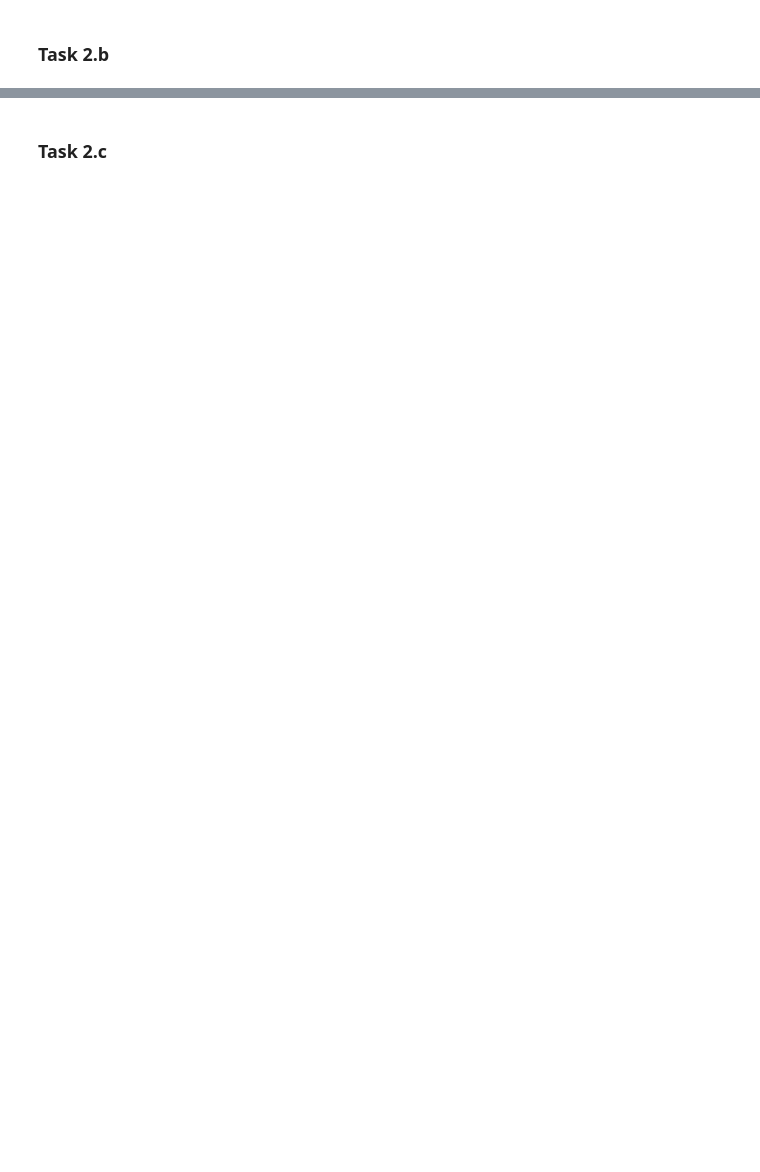
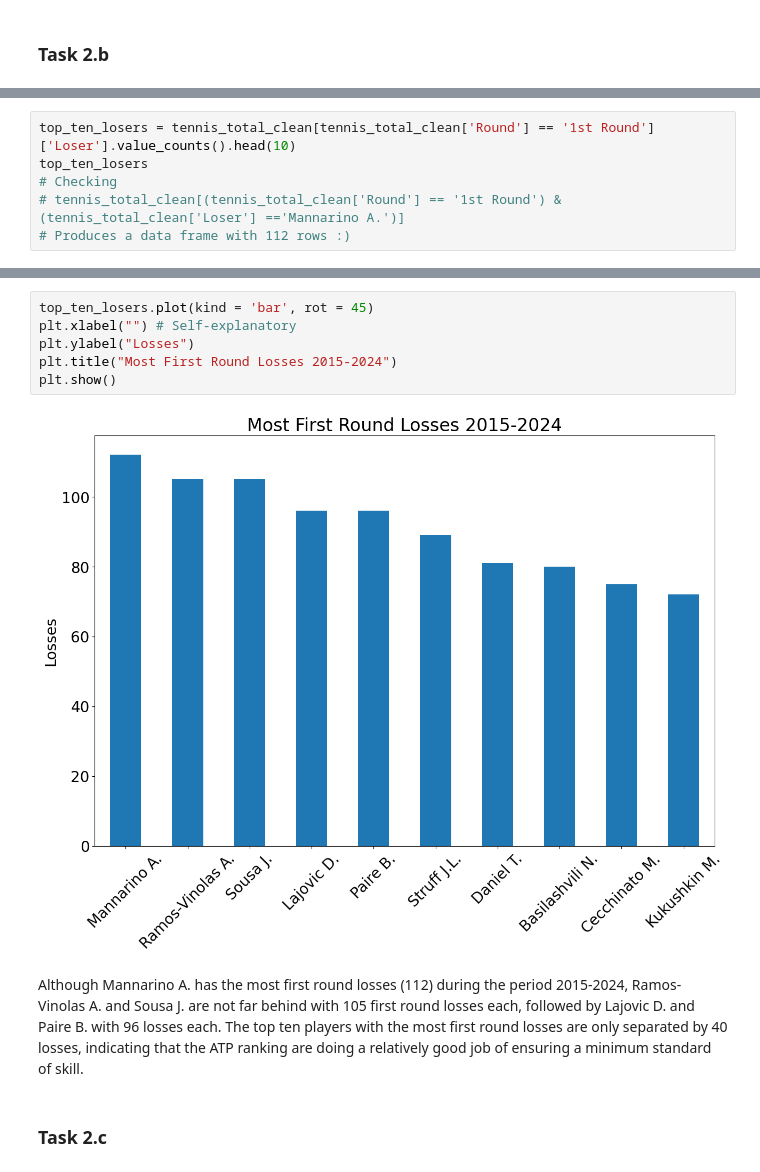
Before and after one commit to Scotty538/ml_one, a Jupyter notebook: Jupyter Project Report Template DRAFT v2.0_297201 - A1.ipynb, the cells around one changed output, grey strips where cells are left out. Saved outputs shown, nothing was run; the diff lists cells and outputs as text; blank space fills up the shorter version.

```diff
--- a/Jupyter Project Report Template DRAFT v2.0_297201 - A1.ipynb
+++ b/Jupyter Project Report Template DRAFT v2.0_297201 - A1.ipynb
@@ -549,0 +790,6 @@ tennis_2016.groupby('Date').count()
+# %%
+top_ten_losers = tennis_total_clean[tennis_total_clean['Round'] == '1st Round']['Loser'].value_counts().head(10)
+top_ten_losers
+# Checking
+# tennis_total_clean[(tennis_total_clean['Round'] == '1st Round') & (tennis_total_clean['Loser'] =='Mannarino A.')]
+# Produces a data frame with 112 rows :)
@@ -550,2 +809,12 @@ tennis_2016.groupby('Date').count()
+# %%
+top_ten_losers.plot(kind = 'bar', rot = 45)
+plt.xlabel("") # Self-explanatory
+plt.ylabel("Losses")
+plt.title("Most First Round Losses 2015-2024")
+plt.show()
+# %% [output]
+[figure, added]
+# %% [markdown]
+Although Mannarino A. has the most first round losses (112) during the period 2015-2024, Ramos-Vinolas A. and Sousa J. are not far behind with 105 first round losses each, followed by Lajovic D. and Paire B. with 96 losses each. The top ten players with the most first round losses are only separated by 40 losses, indicating that the ATP ranking are doing a relatively good job of ensuring a minimum standard of skill.
 # %% [markdown]
 ### Task 2.c
```
Also changed, not shown: parts of 40 cells of this notebook.
